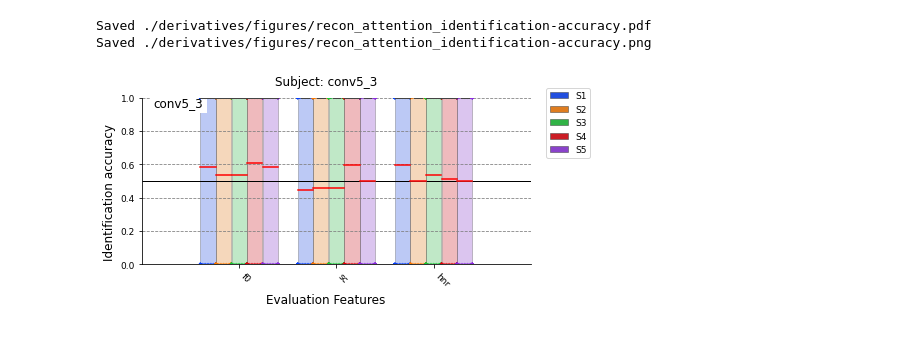
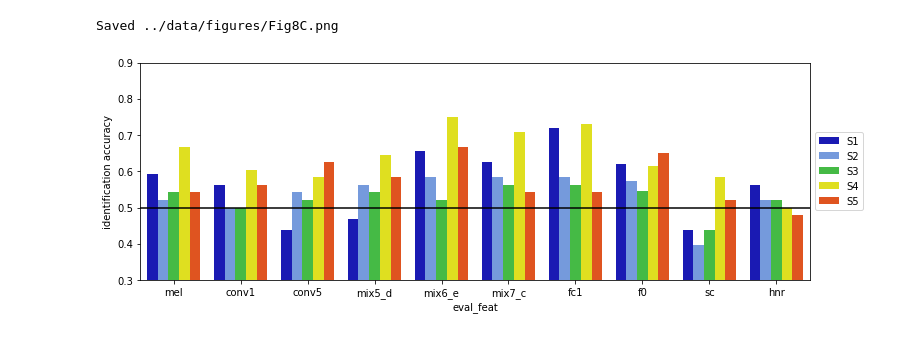
Before and after one commit to KamitaniLab/SoundReconstruction, a Jupyter notebook: reconstruction/makefigures_recon_eval_attention.ipynb, the cells around one changed output. Saved outputs shown, nothing was run; the diff lists cells and outputs as text; code cells hidden in the pictures.

```diff
--- a/reconstruction/makefigures_recon_eval_attention.ipynb
+++ b/reconstruction/makefigures_recon_eval_attention.ipynb
@@ -62,36 +66,0 @@ Eval feats: ['f0', 'sc', 'hnr']
-# %%
-# Creating figures #######################################################
-
-# Profile correlation
-figs = makeplots(
-    quality_df,
-    x='eval_feat', x_list=eval_feats,
-    y='identification accuracy',
-    group='subject', group_list=subjects,
-    subplot='layer', subplot_list=layers,
-    figure='layer', figure_list=layers,
-    plot_type='swarm+box',
-    horizontal=False,
-    x_label='Evaluation Features', y_label='Identification accuracy',
-    title='Subject',
-    style='seaborn-bright',
-    plot_size_auto=True, plot_size=(2, 3), #max_col=2,
-    y_lim=[0.3, 0.9], y_ticks=[0, 0.2, 0.4, 0.6, 0.8, 1.0],
-    chance_level=0.5, chance_level_style={'color': 'black', 'linewidth': 1}
-)
-for i, fig in enumerate(figs):
-    os.makedirs(output_dir, exist_ok = True)
-    save_filename = os.path.join(output_dir, 'recon_attention_identification-accuracy.pdf')
-    fig.savefig(save_filename, dpi=300, bbox_inches='tight', pad_inches=0.05)
-    print('Saved {}'.format(save_filename))
-    save_filename = os.path.join(output_dir, 'recon_attention_identification-accuracy.png')
-    fig.savefig(save_filename, dpi=300, bbox_inches='tight', pad_inches=0.05)
-    print('Saved {}'.format(save_filename))
-    plt.close(fig)
-# %% [output]
-Saved ./derivatives/figures/recon_attention_identification-accuracy.pdf
-Saved ./derivatives/figures/recon_attention_identification-accuracy.png
-# %%
-fig
-# %% [output]
-[figure, removed]
@@ -305,0 +67,24 @@ fig
+# %%
+# Prepare the data for plotting #################################
+a_df = quality_df.query("layer == 'conv5_3' and roi == 'AC'")
+ident_df = a_df[["subject", "eval_feat", "identification accuracy"]]
+ident_df = weird_form_to_long(ident_df, "identification accuracy", ["subject", "eval_feat"])
+# %%
+# Fig.3E Identification accuracy #################################
+fig, ax = plt.subplots(1, 1, figsize=(12, 4))
+sns.barplot(ax=ax,
+            data=ident_df,
+            x="eval_feat", order=eval_feats,
+            y="identification accuracy",
+            hue="subject",
+            palette=["mediumblue", "cornflowerblue", "limegreen", "yellow", "orangered"],
+            ci=None)
+ax.set_ylim([0.3, 0.9])
+ax.axhline(0.5, color='k', linestyle='-')
+ax.legend(loc='center left', bbox_to_anchor=(1, 0.5))
+save_filename = os.path.join(output_dir, 'Fig8C.png')
+fig.savefig(save_filename, dpi=300, bbox_inches='tight', pad_inches=0.05)
+print('Saved {}'.format(save_filename))
+# %% [output]
+Saved ../data/figures/Fig8C.png
+[figure, added]
```
Also changed, not shown: parts of 4 cells of this notebook, 13 other files.
